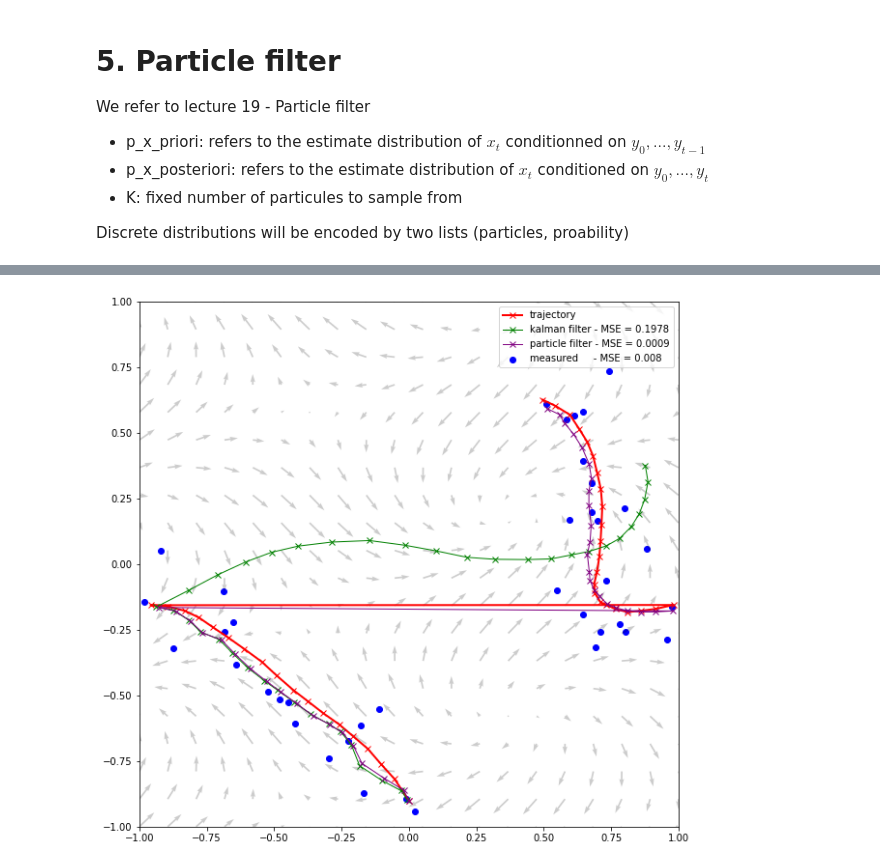
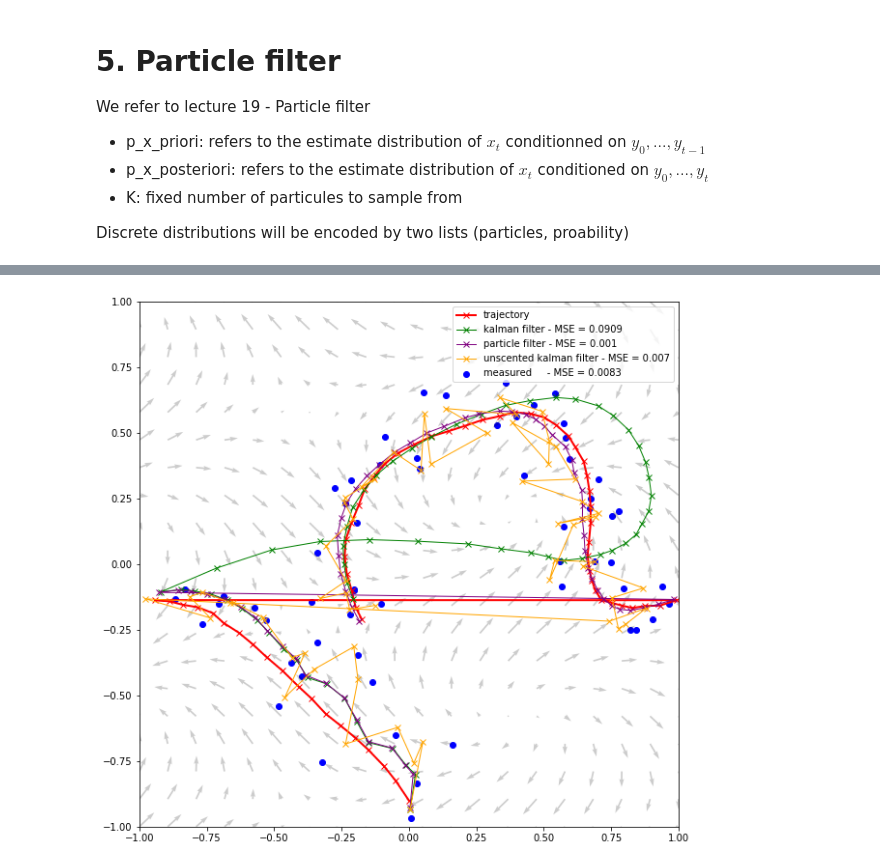
Before and after one commit to Romcos/kalman-filter, a Jupyter notebook: Kalman Filter.ipynb, the cells around one changed output, grey strips where cells are left out. Saved outputs shown, nothing was run; the diff lists cells and outputs as text; code cells hidden in the pictures.

Commit message:
Add files via upload
working unscented Kalman filter

```diff
--- a/Kalman Filter.ipynb
+++ b/Kalman Filter.ipynb
@@ -521,7 +524,7 @@ def gradient(f,x):
 # %%
 #gradient(f, np.array([0,0,0,0]))
 # %%
-N=40
+N=60
 q=1
 process_noise = 0.005 #std of  process noise, typical value is 0.01
 Q = (process_noise)**2*np.identity(4)
@@ -652,13 +655,13 @@ def update_ukf(x_h_prev,P_prev,y):
         Y[:,j] = f(X[:,j])  #samples from the prior distribution
     xk_ = np.mean(Y, axis = 1) #mean of the prior
     Pk_ = np.cov(Y) #covariance of the prior
-    zk_ = np.mean(H.dot(X), axis = 1) #predicted measurements
-    Pzz = np.cov(H.dot(X)) #covirance for H.dot(X)
+    zk_ = np.mean(H.dot(Y), axis = 1) #predicted measurements
+    Pzz = np.cov(H.dot(Y)) #covariance for H.dot(Y)
     i = y - zk_ #innovation
     Pvv = Pzz + R
     Pxz = 0
     for j in range(2*4):
-        Pxz += np.reshape((Y[:,j] - xk_),(4,1)).dot(np.reshape((H.dot(X)[:,j]-zk_),(2,1)).T)
+        Pxz += np.reshape((Y[:,j] - xk_),(4,1)).dot(np.reshape((H.dot(Y)[:,j]-zk_),(2,1)).T)
     Pxz = Pxz/(2*4)
     K = Pxz.dot(np.linalg.inv(Pvv))
     x_h_posteriori = xk_ + K.dot(i)
@@ -688,6 +691,8 @@ def unscented_kalman_filter(Y):
         X_kalman.append(res[0])
         P_kalman.append(res[1])
 
+
+
     # Remove the initialisation
     X_kalman = np.array(X_kalman)[:]
 
@@ -807,12 +818,13 @@ X_part = np.array([expectation(distribution) for distribution in sol])
 # %%
 plt.figure(figsize=(10,10))
 plt.plot(X[:,0],X[:,1], color ="red",marker="x",label="trajectory", linewidth=2)#linestyle ="dashed",
 plt.scatter(Y[:,0],Y[:,1], color ="blue",marker="o",label="measured     - MSE = "+ str(round(mse(Y),4)))
 #plt.plot(Y_rolling[:,0],Y_rolling[:,1], color ="cyan",marker="x",label="rolling filter   - MSE = "+ str(round(mse(Y_rolling),3)), linewidth=1, alpha =0.5)
 plt.plot(X_kalman[:,0],X_kalman[:,1], color ="green",marker="x",label="kalman filter - MSE = "+ str(round(mse(X_kalman[:,:2]),4)), linewidth=1)
 plt.plot(X_part[:,0],X_part[:,1], color ="purple",marker="x",label="particle filter - MSE = "+ str(round(mse(X_part[:,:2]),4)), linewidth=1)
+plt.plot(X_ukf[:,0],X_ukf[:,1], color ="orange",marker="x",label="unscented kalman filter - MSE = "+ str(round(mse(X_ukf[:,:2]),3)), linewidth=1)
 plot_field()
 plt.legend()
 plt.show()
 # %% [output]
-[figure, old version]
+[figure, new version]
```
Also changed, not shown: parts of 15 cells of this notebook.
